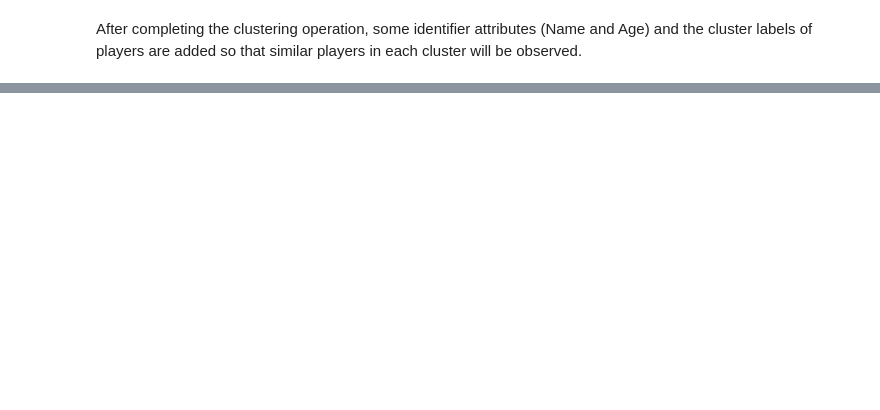
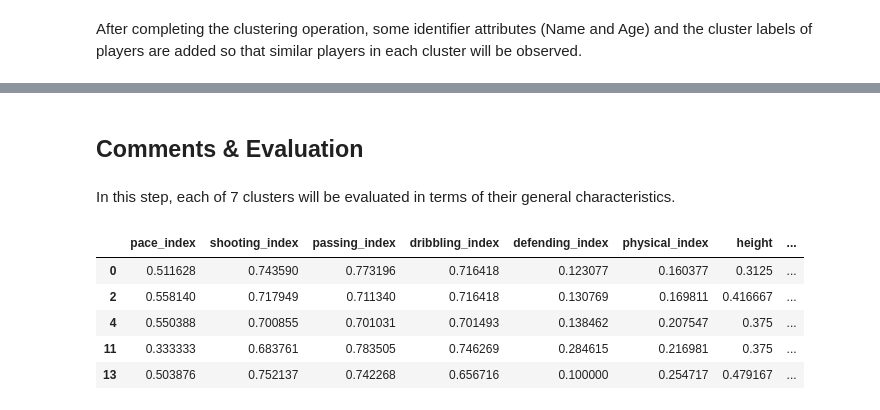
Before and after one commit to emredogan7/soccer-player-archetype-clustering, a Jupyter notebook: main.ipynb, the cells around one changed output, grey strips where cells are left out. Drawn from its saved outputs; the diff is of its cells as text; code cells hidden in the pictures; blank space fills up the shorter version.

```diff
--- a/main.ipynb
+++ b/main.ipynb
@@ -267,0 +291,13 @@ top3_results
+# %% [markdown]
+## Comments & Evaluation
+# %% [markdown]
+In this step, each of 7 clusters will be evaluated in terms of their general characteristics.
+# %%
+show_cluster_samples(rescaled_data, 0, 5)
+# %% [output]
+|  | pace_index | shooting_index | passing_index | dribbling_index | defending_index | physical_index | height | ... |
+| 0 | 0.511628 | 0.743590 | 0.773196 | 0.716418 | 0.123077 | 0.160377 | 0.3125 | ... |
+| 2 | 0.558140 | 0.717949 | 0.711340 | 0.716418 | 0.130769 | 0.169811 | 0.416667 | ... |
+| 4 | 0.550388 | 0.700855 | 0.701031 | 0.701493 | 0.138462 | 0.207547 | 0.375 | ... |
+| 11 | 0.333333 | 0.683761 | 0.783505 | 0.746269 | 0.284615 | 0.216981 | 0.375 | ... |
+| 13 | 0.503876 | 0.752137 | 0.742268 | 0.656716 | 0.100000 | 0.254717 | 0.479167 | ... |
```
Also changed, not shown: parts of 21 cells of this notebook.
